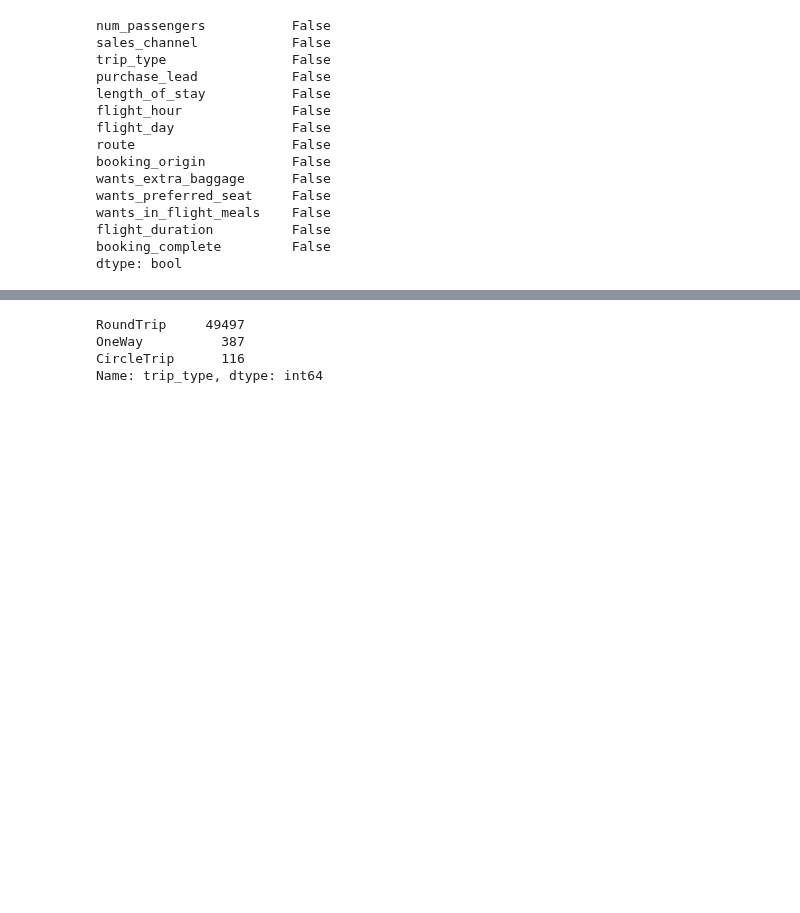
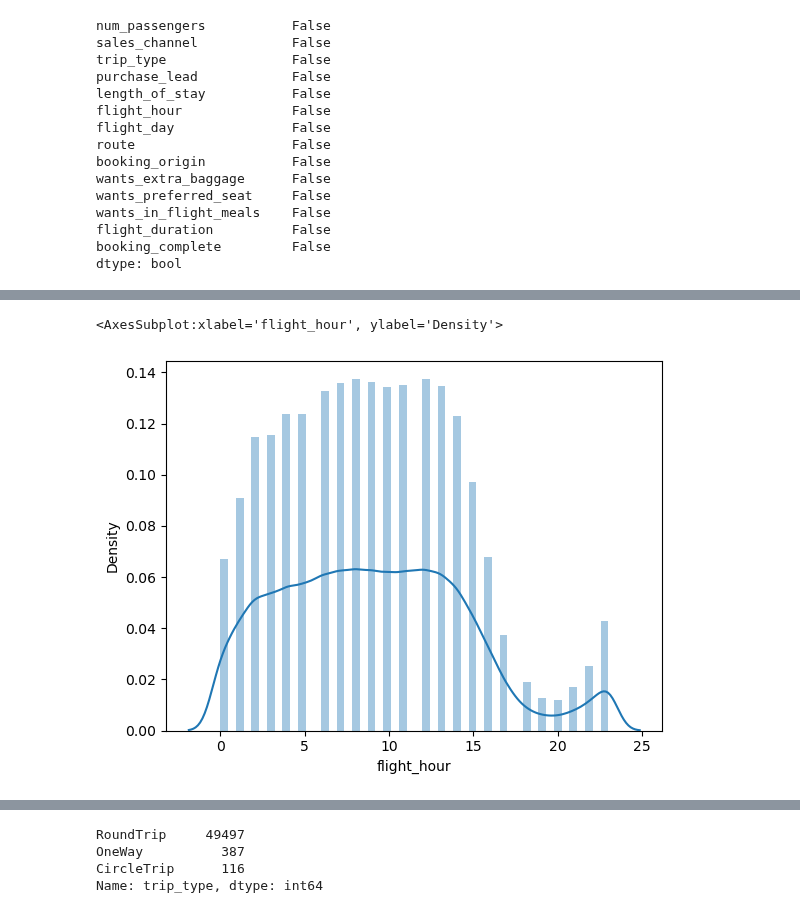
Before and after one commit to kintan-pitaloka/BACustomerBehaviour, a Jupyter notebook: PredictingCustomersBehaviour.ipynb, the cells around one changed output, grey strips where cells are left out. Drawn from its saved outputs; the diff is of its cells as text; code cells hidden in the pictures; blank space fills up the shorter version.

```diff
--- a/PredictingCustomersBehaviour.ipynb
+++ b/PredictingCustomersBehaviour.ipynb
@@ -109,0 +121,5 @@ Name: sales_channel, dtype: int64
+# %%
+sns.distplot(df_cust['flight_hour'])
+# %% [output]
+<AxesSubplot:xlabel='flight_hour', ylabel='Density'>
+[figure, added]
```
Also changed, not shown: parts of 17 cells of this notebook.
